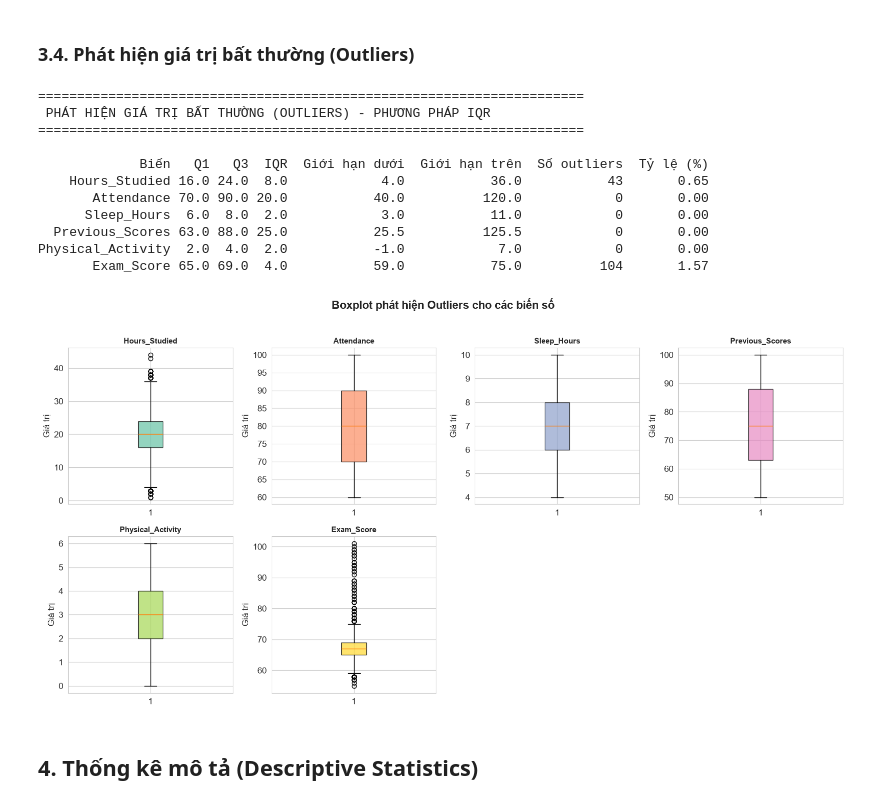
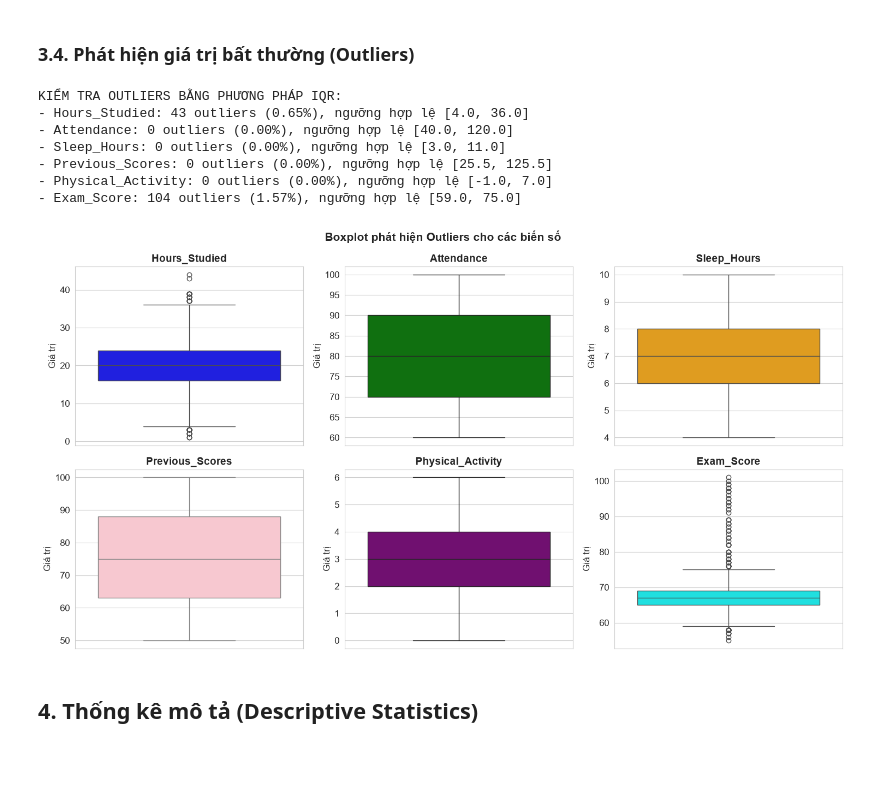
Before and after one commit to baole16/ADY201m, a Jupyter notebook: 4_Source Code/StudentPerformanceAnalysis.ipynb, the cells around one changed output. Cells and saved outputs as stored; diff of their text form; code cells hidden in the pictures; blank space fills up the shorter version.

Commit message:
Sync latest reports, slides, visualizations, notebook and remove old files

```diff
--- a/4_Source Code/StudentPerformanceAnalysis.ipynb
+++ b/4_Source Code/StudentPerformanceAnalysis.ipynb
@@ -36,12 +56,15 @@ print(" Đã import thành công tất cả thư viện!")
 # %% [output]
  Đã import thành công tất cả thư viện!
 # %%
+import os
 
-df = pd.read_csv('StudentPerformanceFactors.csv')
+# Đọc dữ liệu (tự kiểm tra đường dẫn nếu mở từ thư mục cha)
+file_path = 'StudentPerformanceFactors.csv' if os.path.exists('StudentPerformanceFactors.csv') else '4_Source Code/StudentPerformanceFactors.csv'
+df = pd.read_csv(file_path)
 
-print(f" Kích thước tập dữ liệu: {df.shape[0]} dòng × {df.shape[1]} cột")
-print(f" Dung lượng bộ nhớ: {df.memory_usage(deep=True).sum() / 1024:.1f} KB")
+print(f"Kích thước tập dữ liệu: {df.shape[0]} dòng × {df.shape[1]} cột")
+print(f"Dung lượng bộ nhớ: {df.memory_usage(deep=True).sum() / 1024:.1f} KB")
 print()
-print(" 5 dòng đầu tiên:")
+print("5 dòng đầu tiên:")
 df.head()
 # %% [output]
@@ -226,67 +223,42 @@ Extracurricular_Activities          str                 2          No
 # %% [markdown]
 ### 3.4. Phát hiện giá trị bất thường (Outliers)
 # %%
-# Phát hiện outliers bằng phương pháp IQR
-print("=" * 70)
-print(" PHÁT HIỆN GIÁ TRỊ BẤT THƯỜNG (OUTLIERS) - PHƯƠNG PHÁP IQR")
-print("=" * 70)
-print()
+# Phát hiện giá trị bất thường (Outliers) bằng phương pháp IQR
+print("KIỂM TRA OUTLIERS BẰNG PHƯƠNG PHÁP IQR:")
 
-outlier_summary = []
 for col in numeric_cols:
     Q1 = df[col].quantile(0.25)
     Q3 = df[col].quantile(0.75)
     IQR = Q3 - Q1
     lower = Q1 - 1.5 * IQR
     upper = Q3 + 1.5 * IQR
+
     outliers = df[(df[col] < lower) | (df[col] > upper)]
-    outlier_summary.append({
-        'Biến': col,
-        'Q1': Q1,
-        'Q3': Q3,
-        'IQR': IQR,
-        'Giới hạn dưới': lower,
-        'Giới hạn trên': upper,
-        'Số outliers': len(outliers),
-        'Tỷ lệ (%)': round(len(outliers)/len(df)*100, 2)
-    })
+    pct = len(outliers) / len(df) * 100
+    print(f"- {col}: {len(outliers)} outliers ({pct:.2f}%), ngưỡng hợp lệ [{lower:.1f}, {upper:.1f}]")
 
-outlier_df = pd.DataFrame(outlier_summary)
-print(outlier_df.to_string(index=False))
-
-# Boxplot cho tất cả biến số
-fig, axes = plt.subplots(2, 4, figsize=(16, 8))
-axes = axes.flatten()
-colors = sns.color_palette("Set2", len(numeric_cols))
+# Vẽ Boxplot cho các biến số
+plt.figure(figsize=(15, 8))
+box_colors = ['blue', 'green', 'orange', 'pink', 'purple', 'cyan']
 
 for i, col in enumerate(numeric_cols):
-    if i < len(axes):
-        bp = axes[i].boxplot(df[col].dropna(), patch_artist=True,
-                            boxprops=dict(facecolor=colors[i], alpha=0.7))
-        axes[i].set_title(col, fontweight='bold', fontsize=11)
-        axes[i].set_ylabel('Giá trị')
+    plt.subplot(2, 3, i + 1)
+    sns.boxplot(y=df[col], color=box_colors[i % len(box_colors)])
+    plt.title(col, fontweight='bold')
+    plt.ylabel('Giá trị')
 
-# Ẩn subplot thừa
-for j in range(len(numeric_cols), len(axes)):
-    axes[j].set_visible(False)
-
-plt.suptitle('Boxplot phát hiện Outliers cho các biến số',
-             fontsize=16, fontweight='bold', y=1.02)
+plt.suptitle('Boxplot phát hiện Outliers cho các biến số', fontsize=15, fontweight='bold')
 plt.tight_layout()
 plt.show()
 # %% [output]
-======================================================================
- PHÁT HIỆN GIÁ TRỊ BẤT THƯỜNG (OUTLIERS) - PHƯƠNG PHÁP IQR
-======================================================================
-
-             Biến   Q1   Q3  IQR  Giới hạn dưới  Giới hạn trên  Số outliers  Tỷ lệ (%)
-    Hours_Studied 16.0 24.0  8.0            4.0           36.0           43       0.65
-       Attendance 70.0 90.0 20.0           40.0          120.0            0       0.00
-      Sleep_Hours  6.0  8.0  2.0            3.0           11.0            0       0.00
-  Previous_Scores 63.0 88.0 25.0           25.5          125.5            0       0.00
-Physical_Activity  2.0  4.0  2.0           -1.0            7.0            0       0.00
-       Exam_Score 65.0 69.0  4.0           59.0           75.0          104       1.57
+KIỂM TRA OUTLIERS BẰNG PHƯƠNG PHÁP IQR:
+- Hours_Studied: 43 outliers (0.65%), ngưỡng hợp lệ [4.0, 36.0]
+- Attendance: 0 outliers (0.00%), ngưỡng hợp lệ [40.0, 120.0]
+- Sleep_Hours: 0 outliers (0.00%), ngưỡng hợp lệ [3.0, 11.0]
+- Previous_Scores: 0 outliers (0.00%), ngưỡng hợp lệ [25.5, 125.5]
+- Physical_Activity: 0 outliers (0.00%), ngưỡng hợp lệ [-1.0, 7.0]
+- Exam_Score: 104 outliers (1.57%), ngưỡng hợp lệ [59.0, 75.0]
-[figure, old version]
+[figure, new version]
 # %% [markdown]
 ## 4. Thống kê mô tả (Descriptive Statistics)
 # %% [markdown]
```
Also changed, not shown: parts of 24 cells of this notebook, 29 other files.
